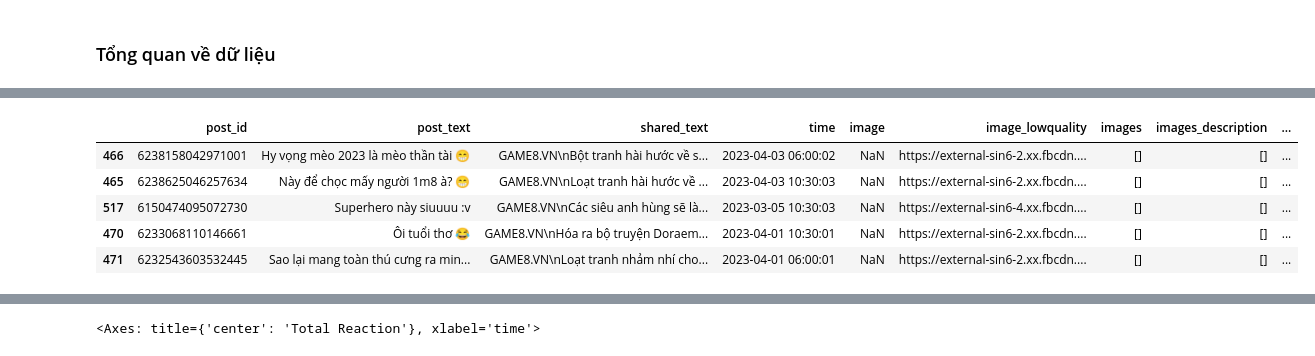
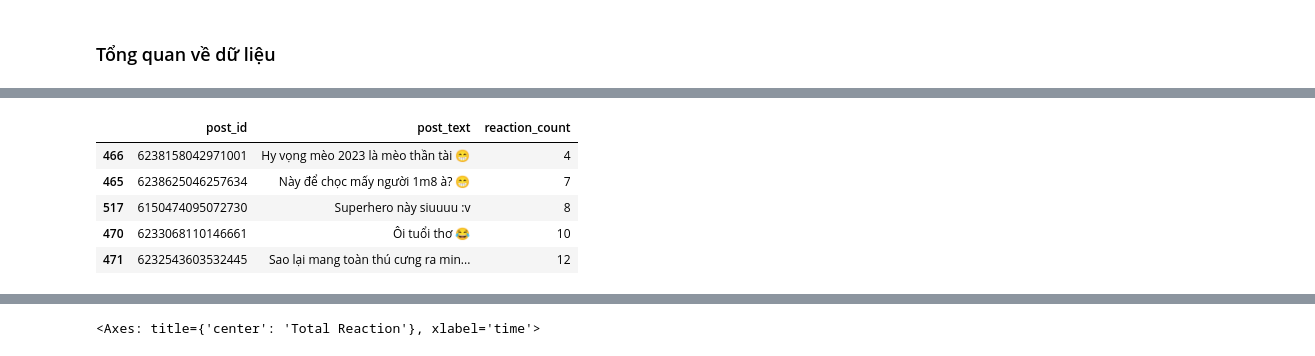
Before and after one commit to quangster/analyze-facebook-page, a Jupyter notebook: analyze_data.ipynb, the cells around one changed output, grey strips where cells are left out. Cells and saved outputs as stored; diff of their text form; code cells hidden in the pictures.

```diff
--- a/analyze_data.ipynb
+++ b/analyze_data.ipynb
@@ -72,13 +72,13 @@ top_5_max_reaction
 # %%
 top_5_min_reaction = df.nsmallest(5, 'reaction_count')
-top_5_min_reaction
+top_5_min_reaction[['post_id', 'post_text', 'reaction_count']]
 # %% [output]
-|  | post_id | post_text | shared_text | time | image | image_lowquality | images | images_description | ... |
-| 466 | 6238158042971001 | Hy vọng mèo 2023 là mèo thần tài 😁 | GAME8.VN\nBột tranh hài hước về s... | 2023-04-03 06:00:02 | NaN | https://external-sin6-2.xx.fbcdn.... | [] | [] | ... |
-| 465 | 6238625046257634 | Này để chọc mấy người 1m8 à? 😁 | GAME8.VN\nLoạt tranh hài hước về ... | 2023-04-03 10:30:03 | NaN | https://external-sin6-2.xx.fbcdn.... | [] | [] | ... |
-| 517 | 6150474095072730 | Superhero này siuuuu :v | GAME8.VN\nCác siêu anh hùng sẽ là... | 2023-03-05 10:30:03 | NaN | https://external-sin6-4.xx.fbcdn.... | [] | [] | ... |
-| 470 | 6233068110146661 | Ôi tuổi thơ 😂 | GAME8.VN\nHóa ra bộ truyện Doraem... | 2023-04-01 10:30:01 | NaN | https://external-sin6-2.xx.fbcdn.... | [] | [] | ... |
-| 471 | 6232543603532445 | Sao lại mang toàn thú cưng ra min... | GAME8.VN\nLoạt tranh nhảm nhí cho... | 2023-04-01 06:00:01 | NaN | https://external-sin6-2.xx.fbcdn.... | [] | [] | ... |
+|  | post_id | post_text | reaction_count |
+| 466 | 6238158042971001 | Hy vọng mèo 2023 là mèo thần tài 😁 | 4 |
+| 465 | 6238625046257634 | Này để chọc mấy người 1m8 à? 😁 | 7 |
+| 517 | 6150474095072730 | Superhero này siuuuu :v | 8 |
+| 470 | 6233068110146661 | Ôi tuổi thơ 😂 | 10 |
+| 471 | 6232543603532445 | Sao lại mang toàn thú cưng ra min... | 12 |
 # %%
 df.rename(columns={'reaction_count': 'total_react'}, inplace=True)
 # %%
```
Also changed, not shown: parts of 9 cells of this notebook, 19 other files.
